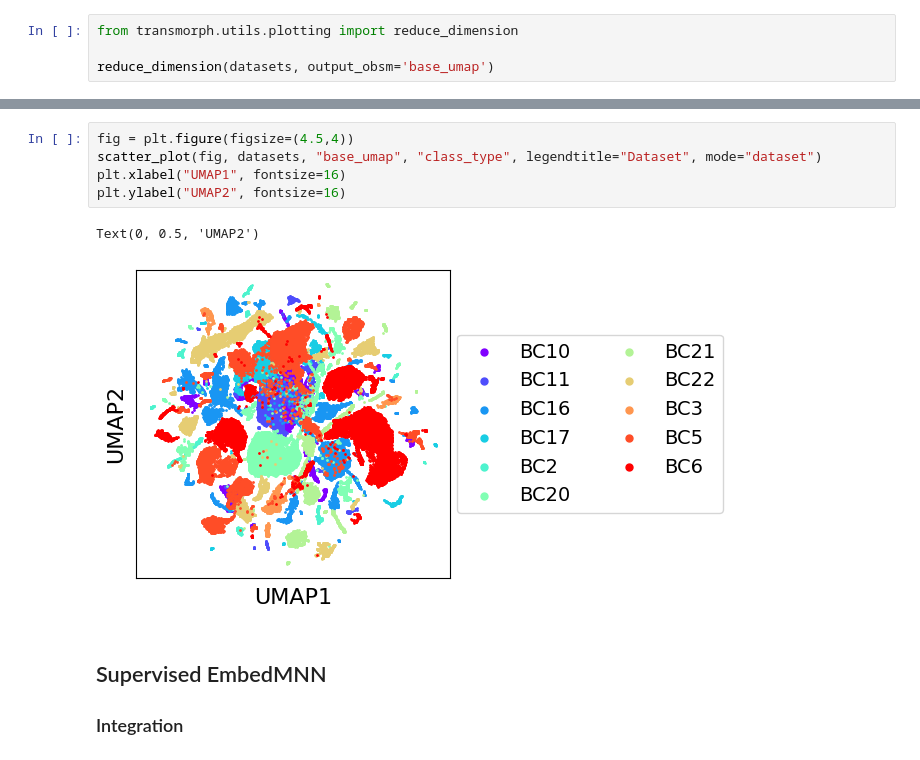
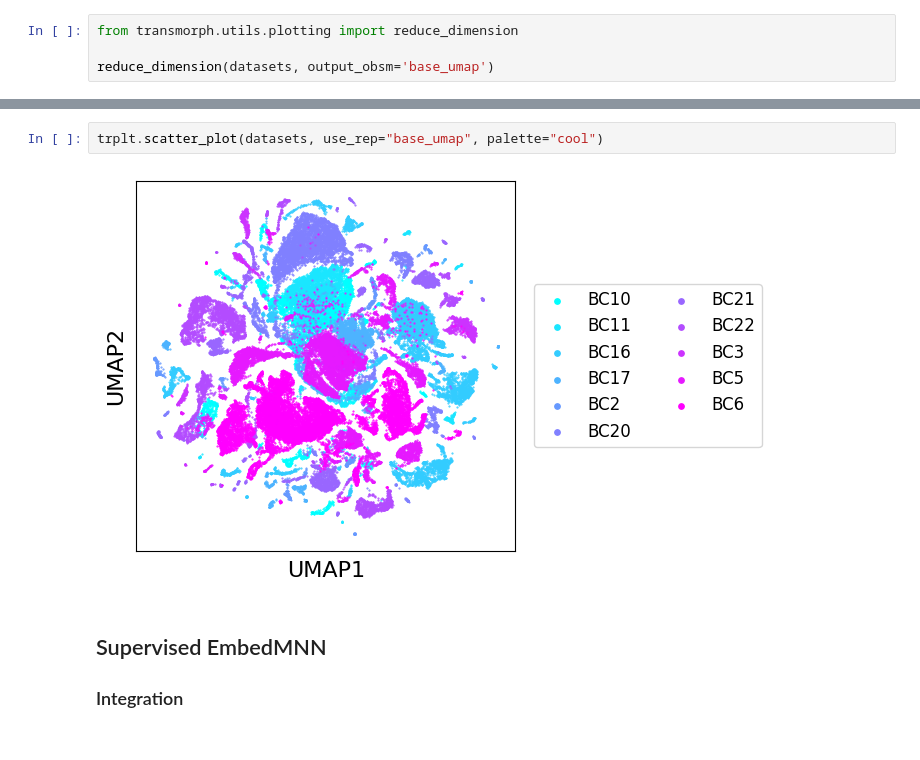
Before and after one commit to sysbio-curie/transmorph, a Jupyter notebook: reproducibility/scenario_1_joint_datasets_embedding.ipynb, the cells around one changed output, grey strips where cells are left out. Cells and saved outputs as stored; diff of their text form.

```diff
--- a/reproducibility/scenario_1_joint_datasets_embedding.ipynb
+++ b/reproducibility/scenario_1_joint_datasets_embedding.ipynb
@@ -101,11 +28,7 @@ Text(0, 0.5, 'UMAP2')
 # %%
-fig = plt.figure(figsize=(4.5,4))
-scatter_plot(fig, datasets, "base_umap", "class_type", legendtitle="Dataset", mode="dataset")
-plt.xlabel("UMAP1", fontsize=16)
-plt.ylabel("UMAP2", fontsize=16)
+trplt.scatter_plot(datasets, use_rep="base_umap", palette="cool")
 # %% [output]
-Text(0, 0.5, 'UMAP2')
-[figure, old version]
+[figure, new version]
 # %% [markdown]
 ## Supervised EmbedMNN
 
```
Also changed, not shown: parts of 15 cells of this notebook, 2 other files.
